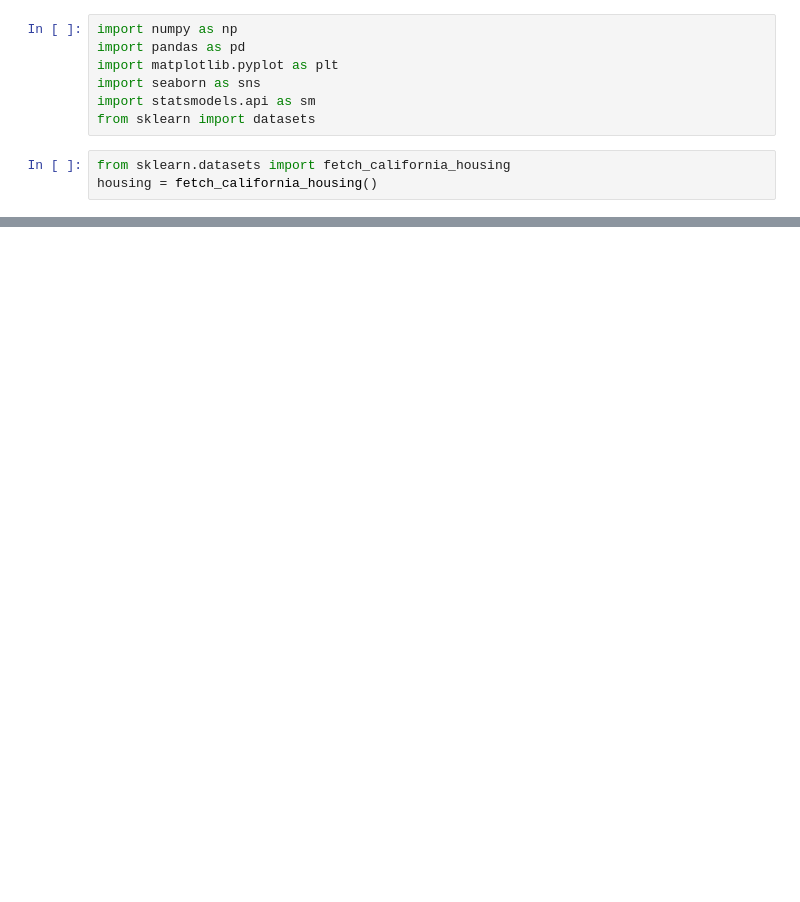
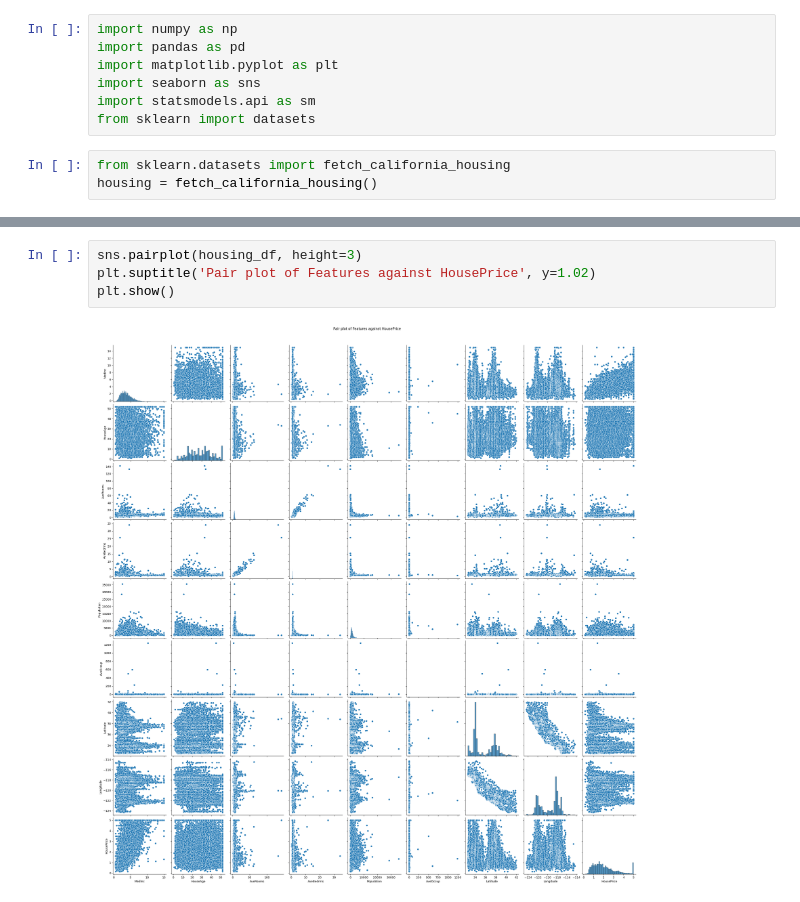
Before and after one commit to Tolegithub7/ml_labs, a Jupyter notebook: Linear_Regression.ipynb, the cells around one changed output, grey strips where cells are left out. Drawn from its saved outputs; the diff is of its cells as text; blank space fills up the shorter version.

Commit message:
Pair plot of Features against HousePrice

```diff
--- a/Linear_Regression.ipynb
+++ b/Linear_Regression.ipynb
@@ -24,0 +79,6 @@ housing_df.head()
+# %%
+sns.pairplot(housing_df, height=3)
+plt.suptitle('Pair plot of Features against HousePrice', y=1.02)
+plt.show()
+# %% [output]
+[figure, added]
```
Also changed, not shown: parts of 3 cells of this notebook.
